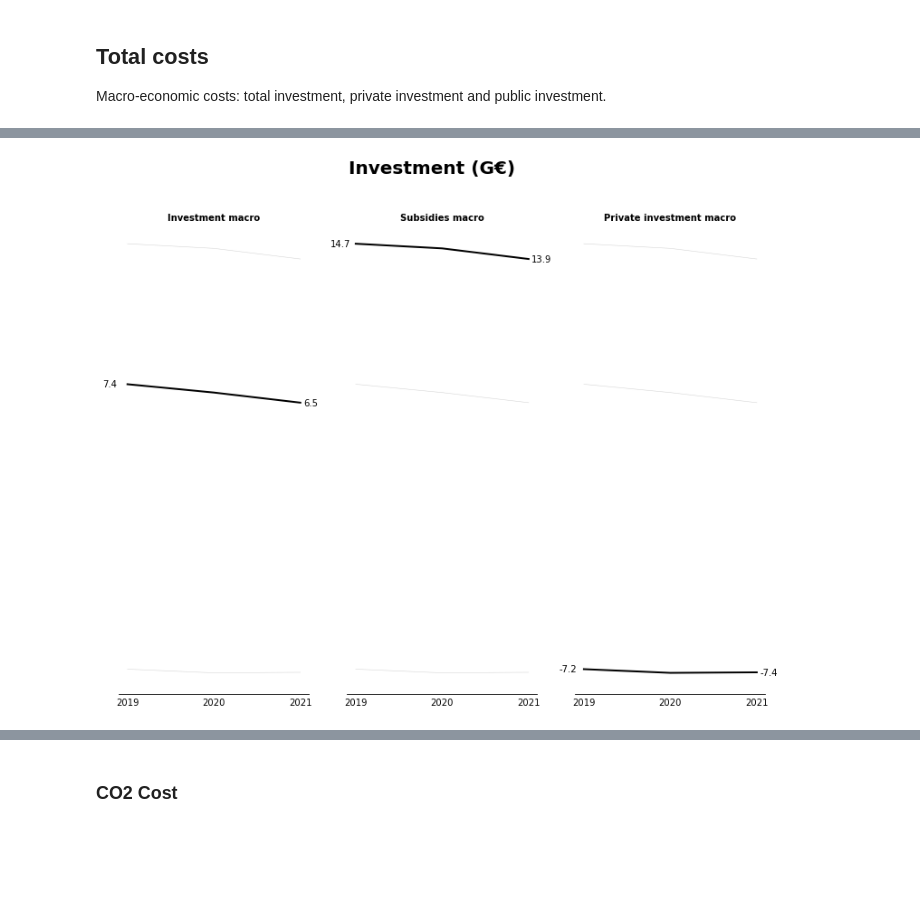
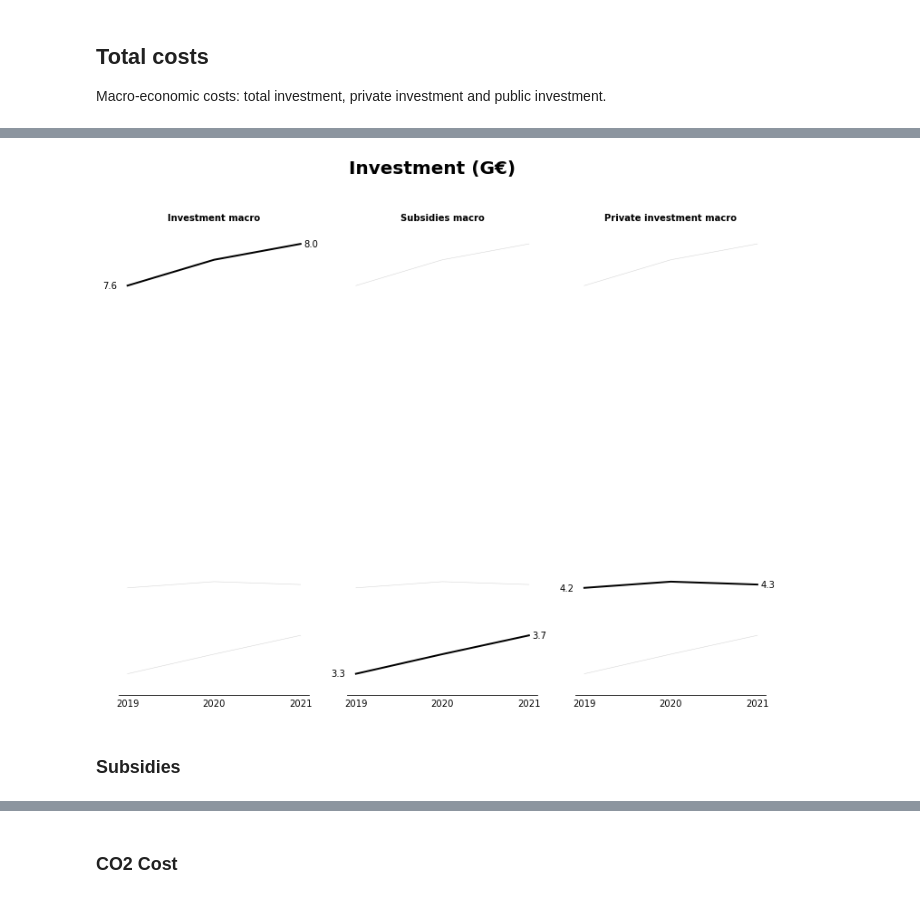
Before and after one commit to CIRED/Res-IRF, a Jupyter notebook: project/user_interface.ipynb, the cells around one changed output, grey strips where cells are left out. Drawn from its saved outputs; the diff is of its cells as text; code cells hidden in the pictures; blank space fills up the shorter version.

```diff
--- a/project/user_interface.ipynb
+++ b/project/user_interface.ipynb
@@ -180,3 +180,6 @@ economic_subplots(var_dict['cost_construction'], 'Renovation cost evolution with
 # %% [markdown]
 ## Total costs
 Macro-economic costs: total investment, private investment and public investment.
+# %%
+data = pd.read_csv(os.path.join(folder_output, 'financials_dict.csv'), index_col=[0])
+data.index
@@ -182,0 +191,9 @@ Macro-economic costs: total investment, private investment and public investment
+# %%
+# gCO2/yr --> tCO2/yr
+data.loc['Emission saving', :] = data.loc['Emission saving', :] / 1000000
+data.loc['Emission actual', :] = data.loc['Emission actual', :] / 1000000
+
+
+# kWh/yr --> GWh/yr
+data.loc['Energy saving', :] = data.loc['Energy saving', :] / 1000000
+data.loc['Consumption actual', :] = data.loc['Consumption actual', :] / 1000000
@@ -183,8 +213,9 @@ Macro-economic costs: total investment, private investment and public investment
+# %%
+economic_subplots(data.loc[['Investment macro', 'Subsidies macro', 'Private investment macro',], :], 'Investment (G€)', format_val=lambda x: '{:.1f}'.format(x/1000000000))
+# %% [output]
+[figure, added]
+# %% [markdown]
+### Subsidies
 # %%
 financials_unit = var_dict['result_unit_2019']
 financials_euro = var_dict['result_euro_2019']
-# %%
-data = pd.read_csv(os.path.join(folder_detailed, 'financials_dict.csv'), index_col=[0])
-economic_subplots(data, 'Investment (G€)', format_val=lambda x: '{:.1f}'.format(x/1000000000))
-# %% [output]
-[figure, removed]
```
Also changed, not shown: parts of 14 cells of this notebook, 6 other files.
